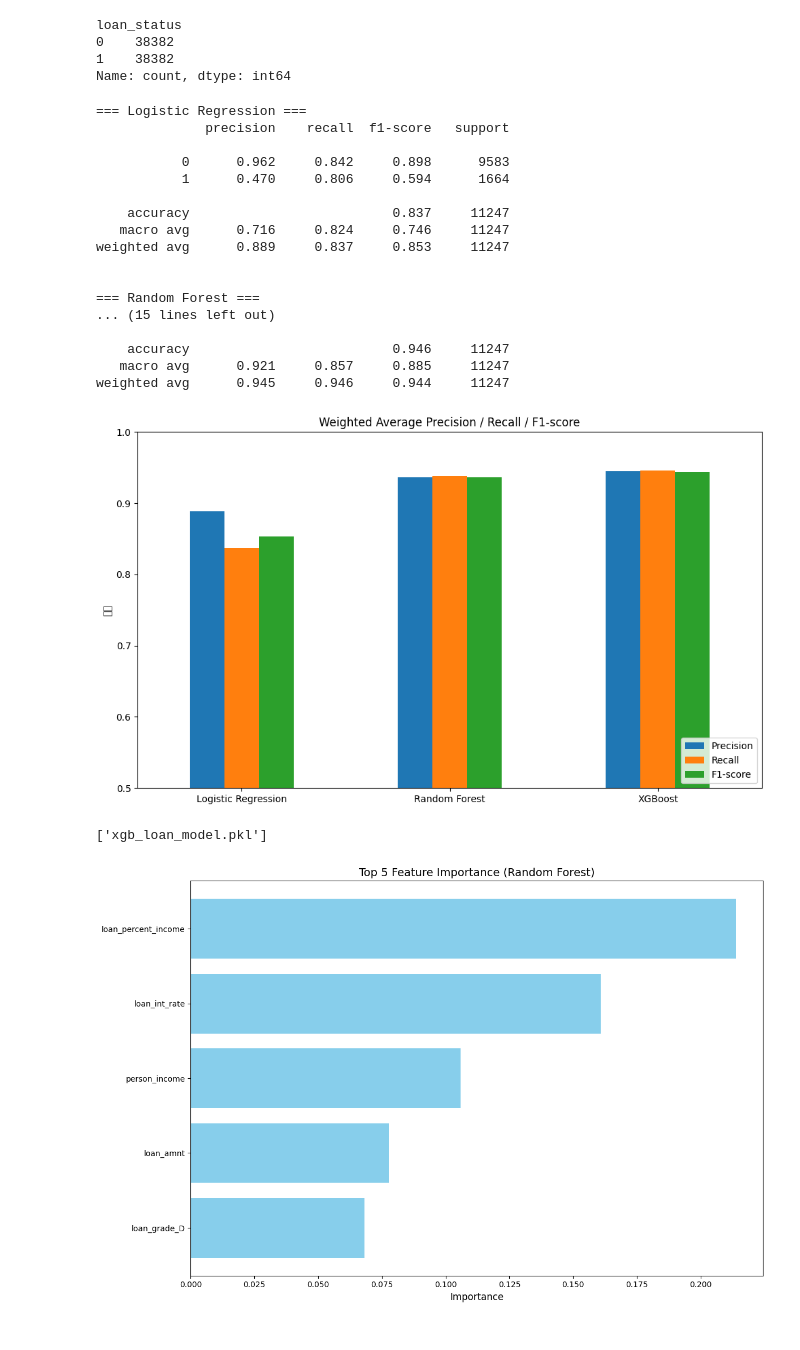
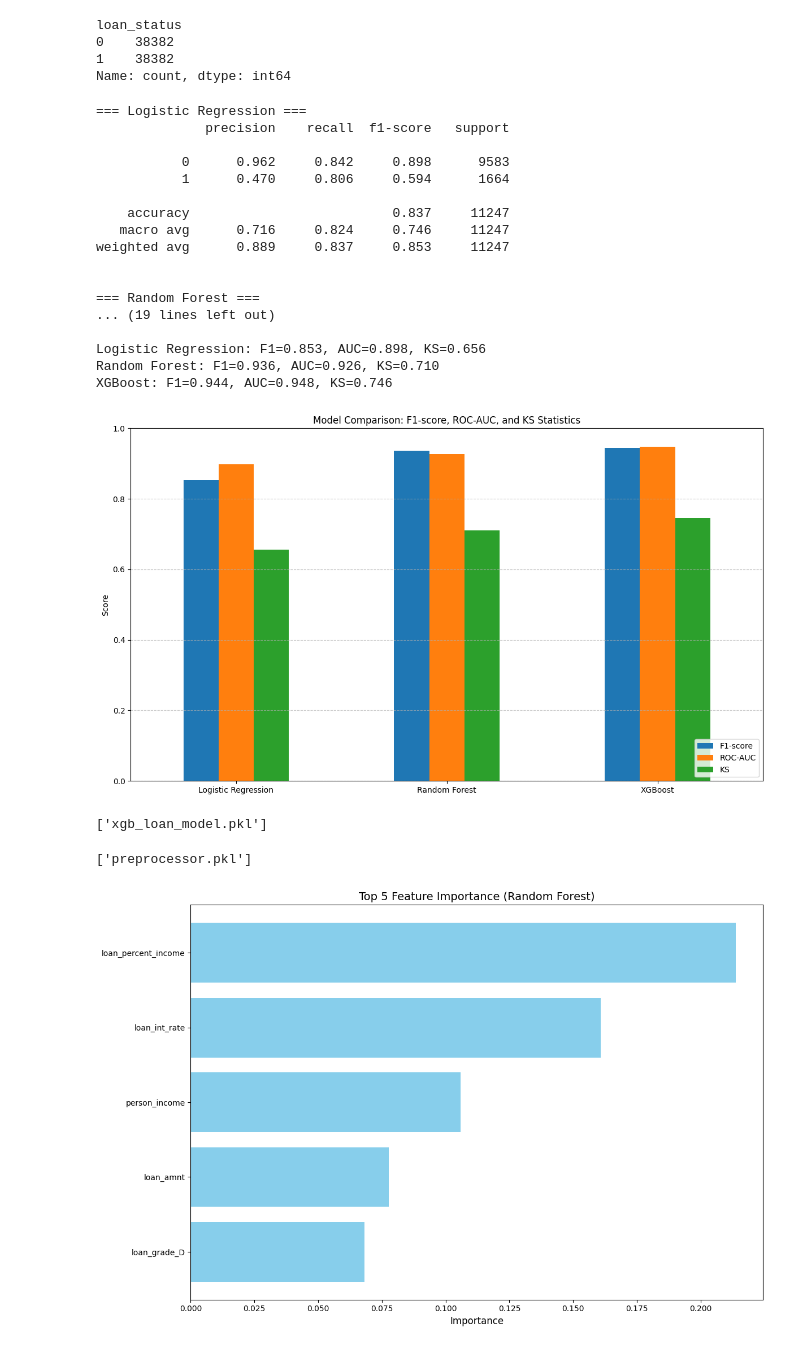
Before and after one commit to henry18042k/loan-approval-prediction, a Jupyter notebook: fda.ipynb, the cells around one changed output. Drawn from its saved outputs; the diff is of its cells as text; code cells hidden in the pictures.

```diff
--- a/fda.ipynb
+++ b/fda.ipynb
@@ -495,6 +495,21 @@ loan_status
 0    38382
 1    38382
 Name: count, dtype: int64
+# %%
+import numpy as np
+
+def calculate_ks(y_true, y_probs):
+    # Tạo DataFrame để tính toán
+    df = pd.DataFrame({'label': y_true, 'prob': y_probs})
+    df = df.sort_values(by='prob', ascending=False).reset_index(drop=True)
+
+    # Tính tỷ lệ tích lũy của nhóm 1 (Bad) và nhóm 0 (Good)
+    df['cum_bad'] = (df['label'] == 1).cumsum() / (df['label'] == 1).sum()
+    df['cum_good'] = (df['label'] == 0).cumsum() / (df['label'] == 0).sum()
+
+    # KS là khoảng cách lớn nhất giữa 2 đường tích lũy
+    ks = max(abs(df['cum_bad'] - df['cum_good']))
+    return ks
 # %%
 import pandas as pd
 import matplotlib.pyplot as plt
@@ -519,46 +534,73 @@ for name, model in models.items():
     y_pred = model.predict(X_test_processed)
     print(f"\n=== {name} ===")
     report = classification_report(y_test, y_pred, digits=3, output_dict=True)
     print(classification_report(y_test, y_pred, digits=3))
 
     results[name] = {
         "Precision": report['weighted avg']['precision'],
         "Recall": report['weighted avg']['recall'],
         "F1-score": report['weighted avg']['f1-score']
     }
 
-# DataFrame
-df_weighted = pd.DataFrame(results).T
+from sklearn.metrics import f1_score, roc_auc_score
 
-# Vẽ biểu đồ
-df_weighted.plot(kind="bar", figsize=(10, 6))
-plt.title("Weighted Average Precision / Recall / F1-score")
-plt.ylabel("점수")
-plt.ylim(0.5, 1.0)
+# Kết quả mới
+results = {}
+
+for name, model in models.items():
+    model.fit(X_train_smote, y_train_smote)
+
+    # Dự đoán nhãn (để tính F1)
+    y_pred = model.predict(X_test_processed)
+    # Dự đoán xác suất (để tính ROC-AUC và KS)
+    y_probs = model.predict_proba(X_test_processed)[:, 1]
+
+    # Tính toán các chỉ số
+    f1 = f1_score(y_test, y_pred, average='weighted')
+    roc_auc = roc_auc_score(y_test, y_probs)
+    ks = calculate_ks(y_test, y_probs)
+
+    results[name] = {
+        "F1-score": f1,
+        "ROC-AUC": roc_auc,
+        "KS": ks
+    }
+
+    print(f"{name}: F1={f1:.3f}, AUC={roc_auc:.3f}, KS={ks:.3f}")
+
+# Chuyển thành DataFrame
+df_results = pd.DataFrame(results).T
+
+# Vẽ biểu đồ so sánh
+df_results.plot(kind="bar", figsize=(12, 7))
+plt.title("Model Comparison: F1-score, ROC-AUC, and KS Statistics")
+plt.ylabel("Score")
+plt.ylim(0, 1.0) # KS và AUC thường nằm trong khoảng này
 plt.xticks(rotation=0)
+plt.grid(axis='y', linestyle='--', alpha=0.7)
 plt.legend(loc="lower right")
 plt.tight_layout()
-plt.savefig("weighted_metrics.png")
+plt.savefig("credit_risk_metrics.png")
 plt.show()
 # %% [output]
 === Logistic Regression ===
               precision    recall  f1-score   support
 
            0      0.962     0.842     0.898      9583
            1      0.470     0.806     0.594      1664
 
     accuracy                          0.837     11247
    macro avg      0.716     0.824     0.746     11247
 weighted avg      0.889     0.837     0.853     11247
 
 
 === Random Forest ===
-... (15 lines left out)
+... (19 lines left out)
 
-    accuracy                          0.946     11247
-   macro avg      0.921     0.857     0.885     11247
-weighted avg      0.945     0.946     0.944     11247
+Logistic Regression: F1=0.853, AUC=0.898, KS=0.656
+Random Forest: F1=0.936, AUC=0.926, KS=0.710
+XGBoost: F1=0.944, AUC=0.948, KS=0.746
-[figure, old version]
+[figure, new version]
 # %%
 # Sau khi vòng lặp for huấn luyện xong
 # Lấy mô hình XGBoost từ dictionary models của bạn
@@ -572,6 +614,12 @@ import joblib
 joblib.dump(xgboost_model, "xgb_loan_model.pkl")
 # %% [output]
 ['xgb_loan_model.pkl']
+# %%
+import joblib
+# Lưu cả cục preprocessor (bao gồm cả StandardScaler và OneHotEncoder)
+joblib.dump(preprocessor, 'preprocessor.pkl')
+# %% [output]
+['preprocessor.pkl']
 # %%
 # ✅ Lấy tên các cột sau khi OneHotEncoder
 ohe = preprocessor.named_transformers_['cat']
```
Also changed, not shown: parts of 10 cells of this notebook, 4 other files.
